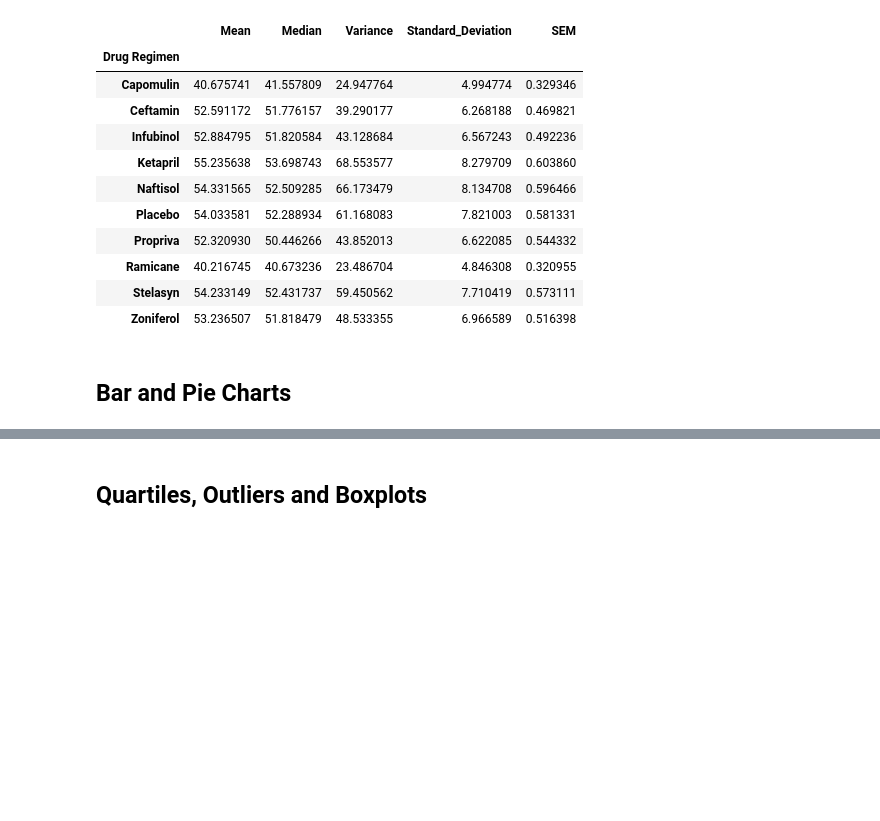
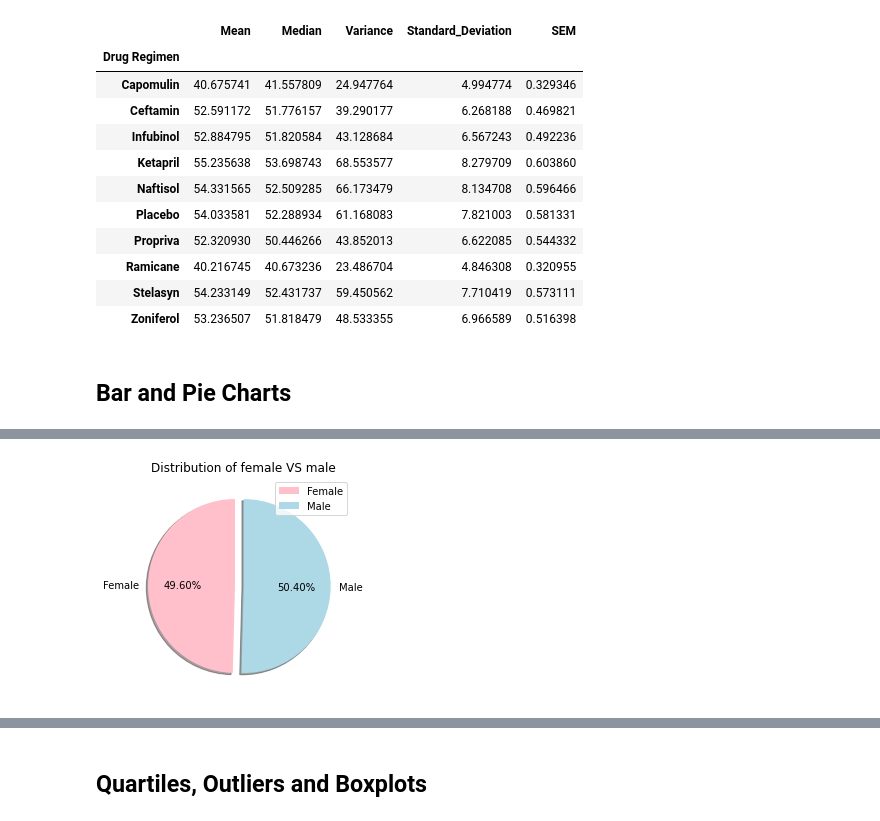
Before and after one commit to roberto-g-v/Matplotlib-mice-tests-analysis, a Jupyter notebook: pymaceuticals_starter.ipynb, the cells around one changed output, grey strips where cells are left out. Cells and saved outputs as stored; diff of their text form; code cells hidden in the pictures; blank space fills up the shorter version.

```diff
--- a/pymaceuticals_starter.ipynb
+++ b/pymaceuticals_starter.ipynb
@@ -189,0 +229,14 @@ second_summary_df
+# %%
+# Generate a pie plot showing the distribution of female versus male mice using pandas
+gender_mice = clean_df.groupby("Sex")["Mouse ID"].nunique()
+gender_mice
+gender_mice.plot.pie(autopct='%1.2f%%', explode=[0.1,0],
+                     colors=['pink','lightblue'],
+                     shadow=True,
+                     startangle=90,
+                     legend=True)
+plt.ylabel ("")
+plt.title("Distribution of female VS male")
+plt.show()
+# %% [output]
+[figure, added]
```
Also changed, not shown: parts of 18 cells of this notebook.
